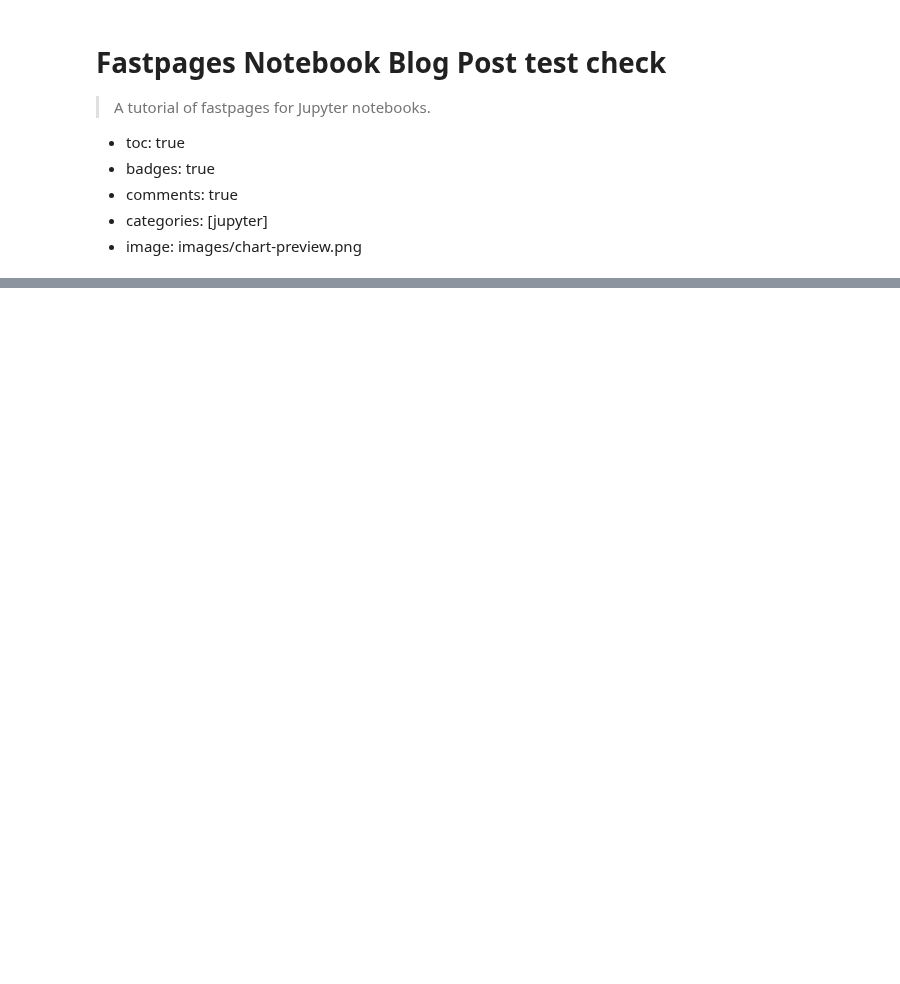
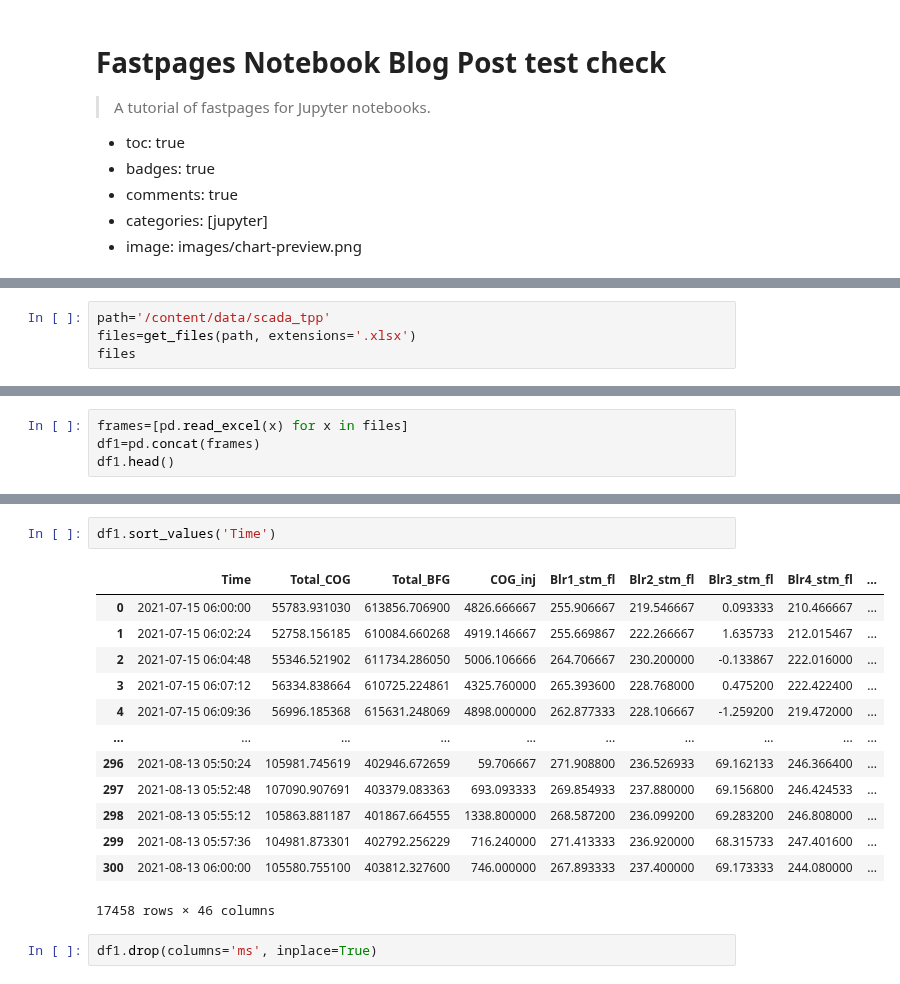
Before and after one commit to mldurga/easydl, a Jupyter notebook: _notebooks/2020-02-20-test.ipynb, the cells around one changed output, grey strips where cells are left out. Drawn from its saved outputs; the diff is of its cells as text; blank space fills up the shorter version.

```diff
--- a/_notebooks/2020-02-20-test.ipynb
+++ b/_notebooks/2020-02-20-test.ipynb
@@ -294,0 +51,4 @@ And another {% fn 2 %}
+# %%
+path='/content/data/scada_tpp'
+files=get_files(path, extensions='.xlsx')
+files
@@ -294,0 +57,4 @@ And another {% fn 2 %}
+# %%
+frames=[pd.read_excel(x) for x in files]
+df1=pd.concat(frames)
+df1.head()
@@ -294,0 +68,18 @@ And another {% fn 2 %}
+# %%
+df1.sort_values('Time')
+# %% [output]
+|  | Time | Total_COG | Total_BFG | COG_inj | Blr1_stm_fl | Blr2_stm_fl | Blr3_stm_fl | Blr4_stm_fl | ... |
+| 0 | 2021-07-15 06:00:00 | 55783.931030 | 613856.706900 | 4826.666667 | 255.906667 | 219.546667 | 0.093333 | 210.466667 | ... |
+| 1 | 2021-07-15 06:02:24 | 52758.156185 | 610084.660268 | 4919.146667 | 255.669867 | 222.266667 | 1.635733 | 212.015467 | ... |
+| 2 | 2021-07-15 06:04:48 | 55346.521902 | 611734.286050 | 5006.106666 | 264.706667 | 230.200000 | -0.133867 | 222.016000 | ... |
+| 3 | 2021-07-15 06:07:12 | 56334.838664 | 610725.224861 | 4325.760000 | 265.393600 | 228.768000 | 0.475200 | 222.422400 | ... |
+| 4 | 2021-07-15 06:09:36 | 56996.185368 | 615631.248069 | 4898.000000 | 262.877333 | 228.106667 | -1.259200 | 219.472000 | ... |
+| ... | ... | ... | ... | ... | ... | ... | ... | ... | ... |
+| 296 | 2021-08-13 05:50:24 | 105981.745619 | 402946.672659 | 59.706667 | 271.908800 | 236.526933 | 69.162133 | 246.366400 | ... |
+| 297 | 2021-08-13 05:52:48 | 107090.907691 | 403379.083363 | 693.093333 | 269.854933 | 237.880000 | 69.156800 | 246.424533 | ... |
+| 298 | 2021-08-13 05:55:12 | 105863.881187 | 401867.664555 | 1338.800000 | 268.587200 | 236.099200 | 69.283200 | 246.808000 | ... |
+| 299 | 2021-08-13 05:57:36 | 104981.873301 | 402792.256229 | 716.240000 | 271.413333 | 236.920000 | 68.315733 | 247.401600 | ... |
+| 300 | 2021-08-13 06:00:00 | 105580.755100 | 403812.327600 | 746.000000 | 267.893333 | 237.400000 | 69.173333 | 244.080000 | ... |
+17458 rows × 46 columns
+# %%
+df1.drop(columns='ms', inplace=True)
```
Also changed, not shown: parts of 48 cells of this notebook.
